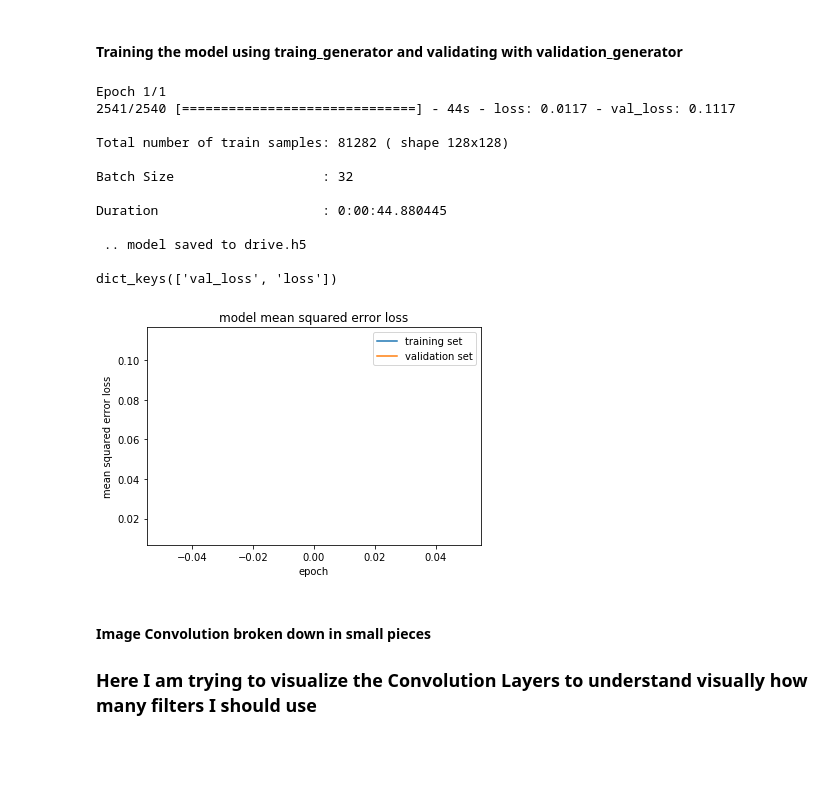
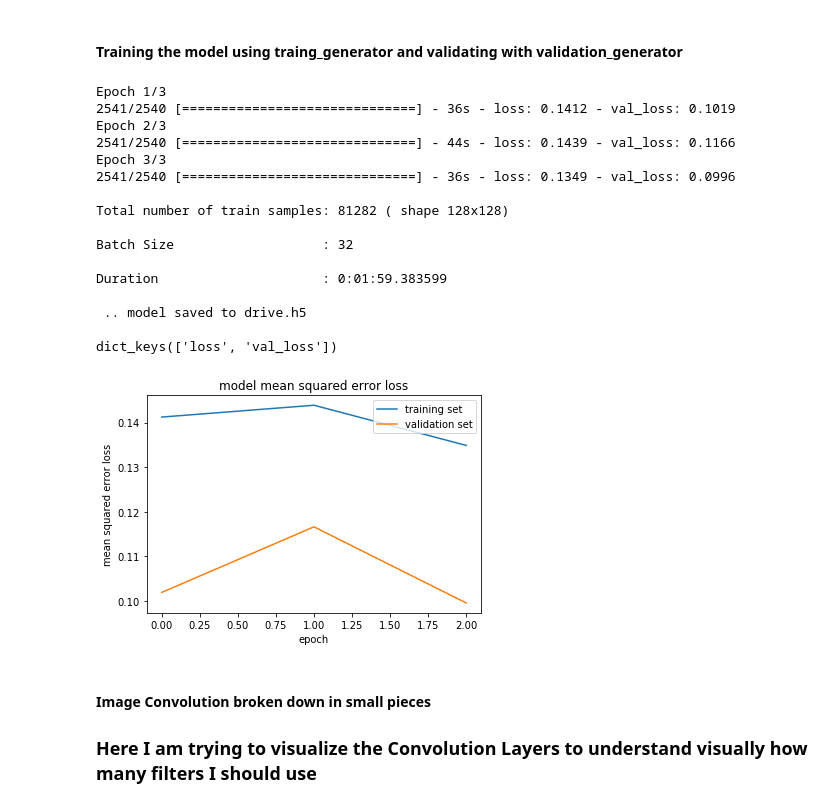
Before and after one commit to cristianku/CarND-Behavioral-Cloning-Project3, a Jupyter notebook: model.ipynb, the cells around one changed output. Saved outputs shown, nothing was run; the diff lists cells and outputs as text; code cells hidden in the pictures; blank space fills up the shorter version.

```diff
--- a/model.ipynb
+++ b/model.ipynb
@@ -425,7 +361,7 @@ None
 #### Defining the batch size and epochs
 # %%
 batch_size = 32
-epochs = 1
+epochs = 3
 # %% [markdown]
 #### Creating the Train and Validation generators:
 # %%
@@ -444,7 +380,8 @@ number_of_validation_samples = len(py_val_samples)
 
 history_object = model.fit_generator(train_generator, steps_per_epoch= \
             numper_of_train_samples/batch_size, validation_data=validation_generator, \
-            validation_steps=number_of_validation_samples/batch_size, epochs=epochs, verbose = 1)
+            validation_steps=number_of_validation_samples/batch_size, epochs=epochs, verbose = 1,\
+            workers=1)
 
 end_time = datetime.now()
 print('\nTotal number of train samples: {} ( shape {}x{})'.format(numper_of_train_samples,resized_shape,resized_shape))
@@ -453,41 +390,45 @@ print('\nDuration                     : {}'.format(end_time - start_time))
 
 from keras.models import save_model
 
-save_model(model, "drive.h5")
+save_model(model, "selfdrive_model.h5")
 print ( "  ")
-print ( " .. model saved to drive.h5 ")
+print ( " .. model saved to selfdrive_model.h5 ")
 print ( "  ")
 
 
 ### print the keys contained in the history object
 print(history_object.history.keys())
 
 import matplotlib.pyplot as plt
 # # # Visualizations will be shown in the notebook.
 %matplotlib inline
 
 ### plot the training and validation loss for each epoch
 plt.plot(history_object.history['loss'])
 plt.plot(history_object.history['val_loss'])
 plt.title('model mean squared error loss')
 plt.ylabel('mean squared error loss')
 plt.xlabel('epoch')
 plt.legend(['training set', 'validation set'], loc='upper right')
 plt.show()
 # %% [output]
-Epoch 1/1
-2541/2540 [==============================] - 44s - loss: 0.0117 - val_loss: 0.1117
+Epoch 1/3
+2541/2540 [==============================] - 36s - loss: 0.1412 - val_loss: 0.1019
+Epoch 2/3
+2541/2540 [==============================] - 44s - loss: 0.1439 - val_loss: 0.1166
+Epoch 3/3
+2541/2540 [==============================] - 36s - loss: 0.1349 - val_loss: 0.0996
 
 Total number of train samples: 81282 ( shape 128x128)
 
 Batch Size                   : 32
 
-Duration                     : 0:00:44.880445
+Duration                     : 0:01:59.383599
 
  .. model saved to drive.h5
 
-dict_keys(['val_loss', 'loss'])
+dict_keys(['loss', 'val_loss'])
-[figure, old version]
+[figure, new version]
 # %% [markdown]
 #### Image Convolution broken down in small pieces
 
```
Also changed, not shown: parts of 6 cells of this notebook, 1 other file.
